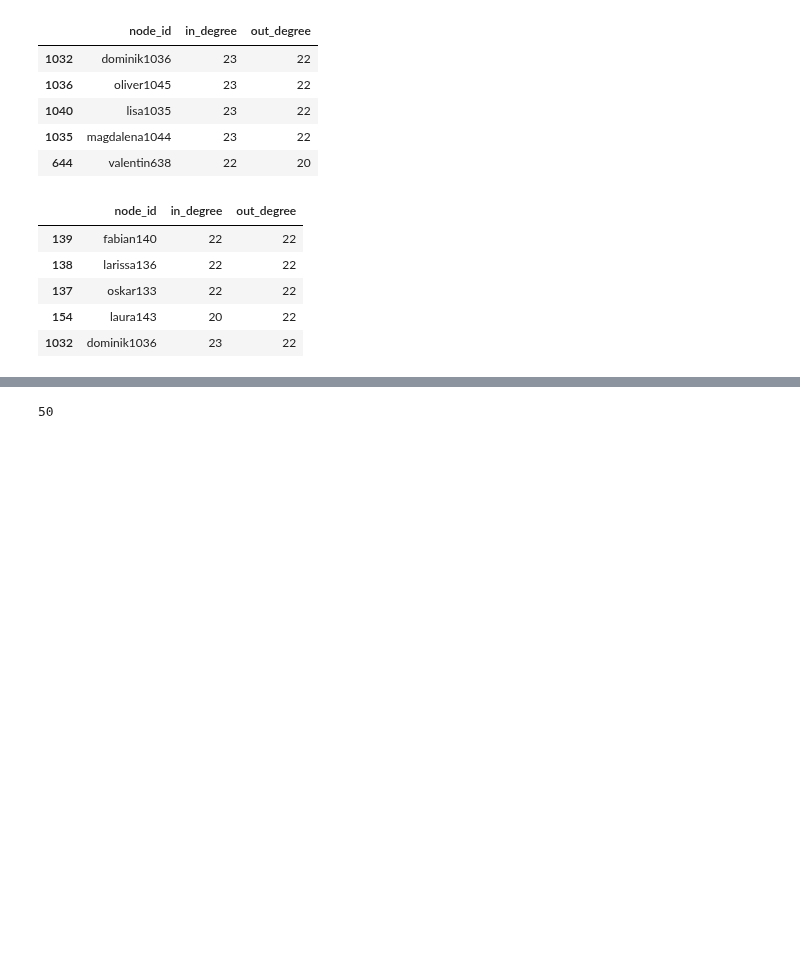
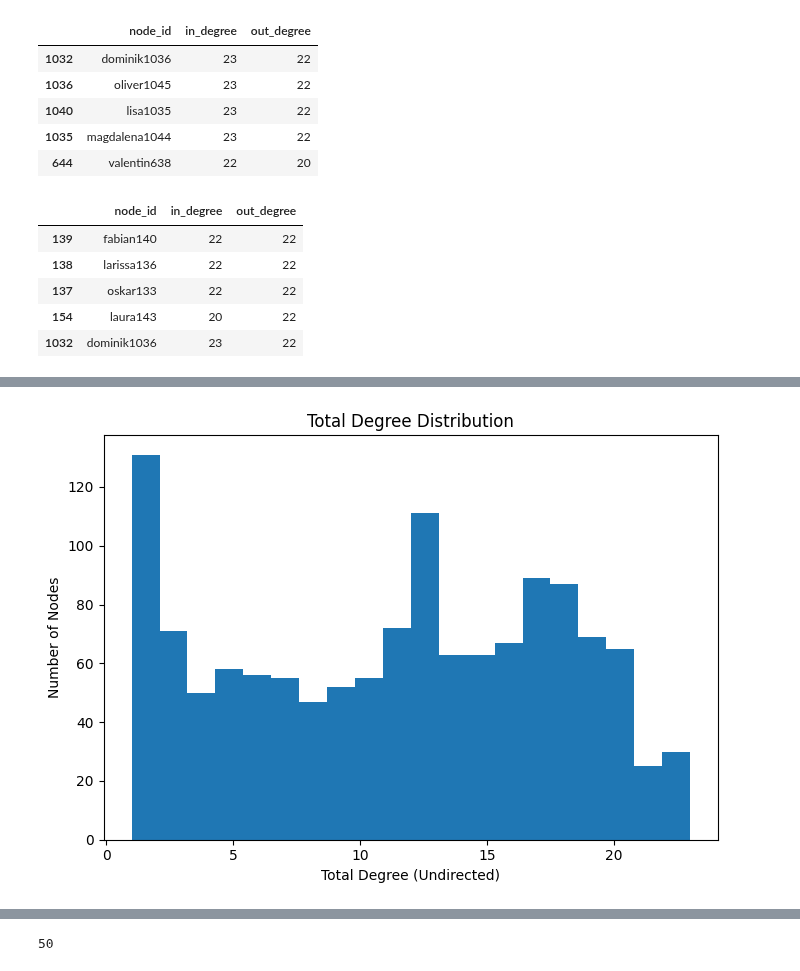
Before and after one commit to phanindragollapalli/A-Study-on-MetaFam-Knowledge-Graph, a Jupyter notebook: scripts/task-1.ipynb, the cells around one changed output, grey strips where cells are left out. Drawn from its saved outputs; the diff is of its cells as text; code cells hidden in the pictures; blank space fills up the shorter version.

```diff
--- a/scripts/task-1.ipynb
+++ b/scripts/task-1.ipynb
@@ -293,3 +294,14 @@ topk_out_degree
 | 137 | oskar133 | 22 | 22 |
 | 154 | laura143 | 20 | 22 |
 | 1032 | dominik1036 | 23 | 22 |
+# %%
+# Convert to undirected graph and calculate total degrees
+G_undirected = nx.Graph(G)
+total_degrees = dict(G_undirected.degree())
+
+total_degree_df = pd.DataFrame(
+    list(total_degrees.items()),
+     columns=["node", "total_degree"]
+     )
+total_degree_df.sort_values(by="total_degree", ascending=False, inplace=True)
+total_degree_df.head()
@@ -295,0 +315,13 @@ topk_out_degree
+# %%
+plt.figure(figsize=(7, 5))
+
+plt.hist(total_degree_df["total_degree"], bins=20)
+
+plt.xlabel("Total Degree (Undirected)")
+plt.ylabel("Number of Nodes")
+plt.title("Total Degree Distribution")
+
+plt.tight_layout()
+plt.show()
+# %% [output]
+[figure, added]
```
Also changed, not shown: parts of 54 cells of this notebook.
